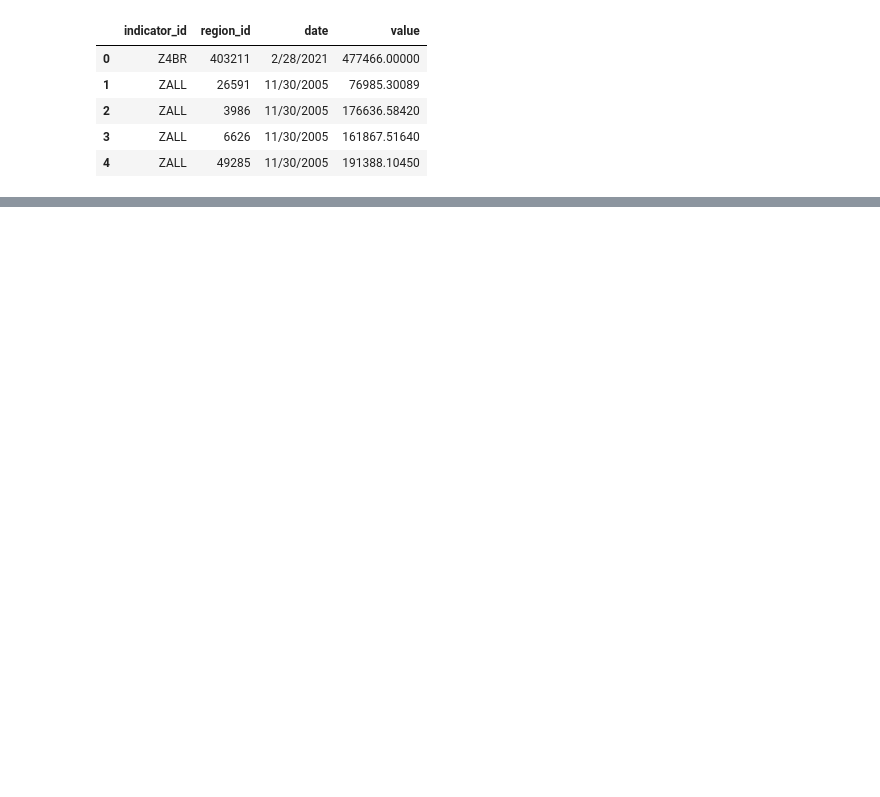
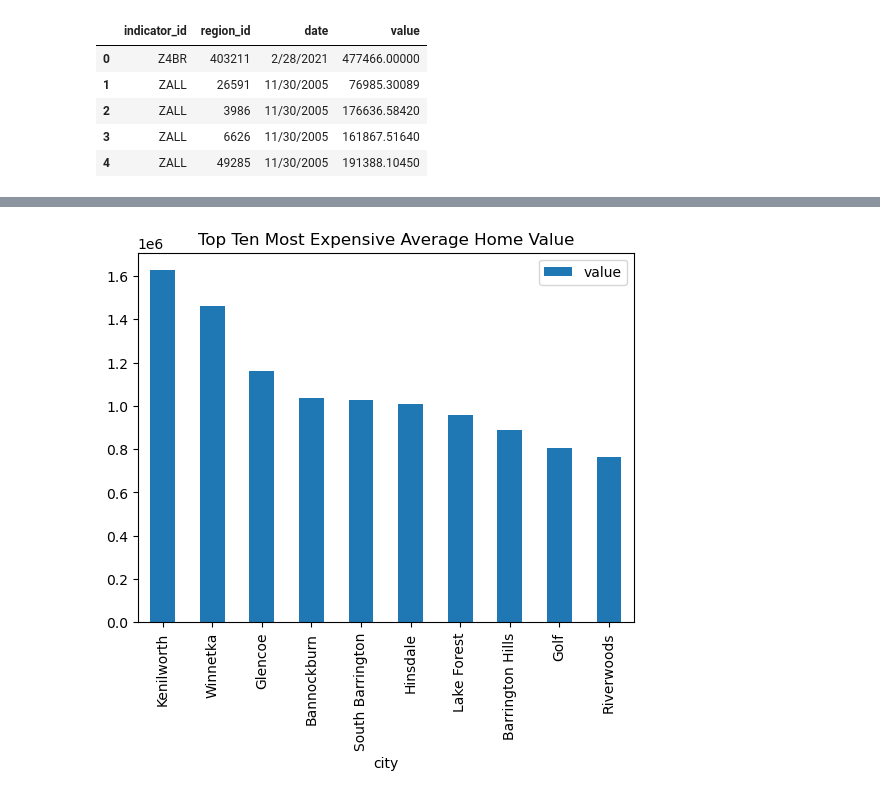
Before and after one commit to cailahanus/data-engineering-project, a Jupyter notebook: Project 3/data.ipynb, the cells around one changed output, grey strips where cells are left out. Cells and saved outputs as stored; diff of their text form; code cells hidden in the pictures; blank space fills up the shorter version.

Commit message:
updating data

```diff
--- a/Project 3/data.ipynb
+++ b/Project 3/data.ipynb
@@ -413,3 +411,6 @@ zillow_data.head()
 | 2 | ZALL | 3986 | 11/30/2005 | 176636.58420 |
 | 3 | ZALL | 6626 | 11/30/2005 | 161867.51640 |
 | 4 | ZALL | 49285 | 11/30/2005 | 191388.10450 |
+# %%
+zillow_data["date"]  = pd.to_datetime(zillow_data["date"])
+zillow_data.info()
@@ -416,3 +466,4 @@ zillow_data.head()
 # %%
 #find the average value per region_id
-zillow_averages = zillow_data.groupby("region_id")["value"].mean()
+single_family_home_value = zillow_data.loc[zillow_data['indicator_id'].isin(indicators)]
+single_family_home_value.head()
@@ -418,0 +477,3 @@ zillow_averages = zillow_data.groupby("region_id")["value"].mean()
+# %%
+zillow_averages = single_family_home_value.groupby("region_id")["value"].mean()
+zillow_averages
@@ -449,0 +518,4 @@ chicago_map
+# %%
+#find ten most expesnive chicago area cities
+ten_most_expensive = chicago_values.nlargest(10, 'value')
+ten_most_expensive
@@ -449,0 +550,6 @@ chicago_map
+# %%
+#plot
+ten_most_expensive.plot(kind="bar", x="city", y="value", title="Top Ten Most Expensive Average Home Value")
+plt.show()
+# %% [output]
+[figure, added]
```
Also changed, not shown: parts of 17 cells of this notebook, 2 other files.
